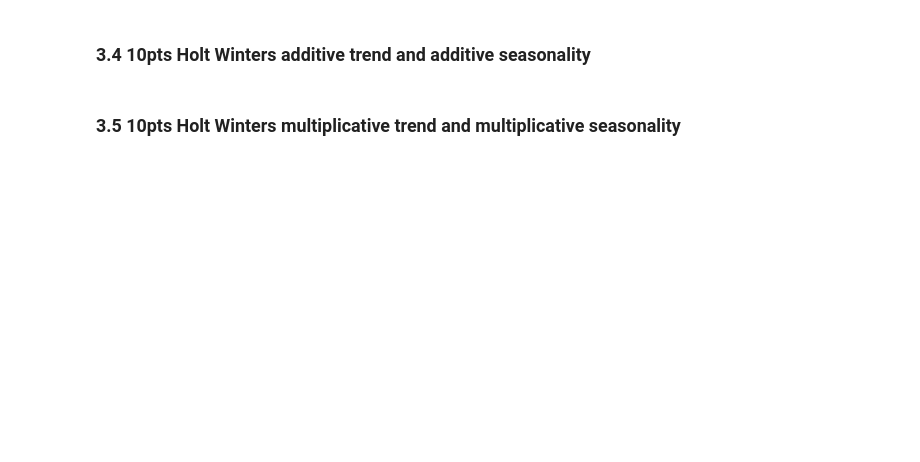
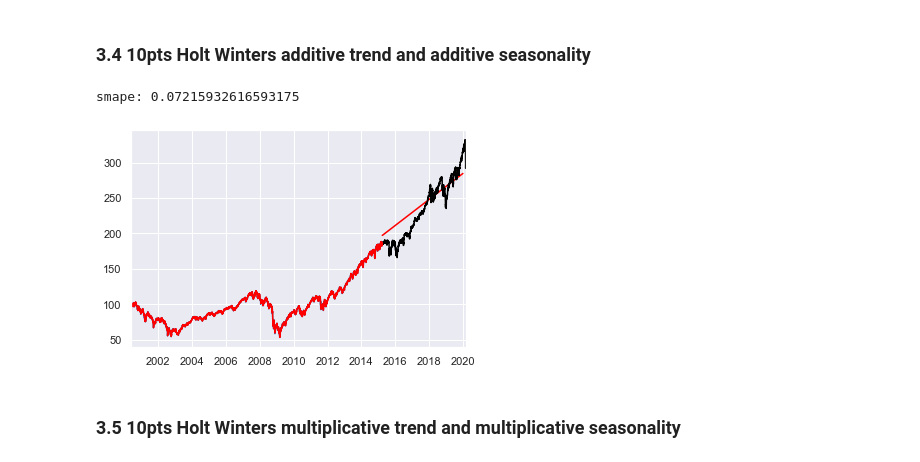
Before and after one commit to earnestsalgado/time-series-analysis_spr22, a Jupyter notebook: HW2/Week 2 Assignment Missing Data and Smoothing Models.ipynb, the cells around one changed output. Drawn from its saved outputs; the diff is of its cells as text; code cells hidden in the pictures; blank space fills up the shorter version.

```diff
--- a/HW2/Week 2 Assignment Missing Data and Smoothing Models.ipynb
+++ b/HW2/Week 2 Assignment Missing Data and Smoothing Models.ipynb
@@ -396,4 +496,25 @@ y_train, y_test = temporal_train_test_split(df_SPY)
 # %% [markdown]
 ### 3.4 10pts Holt Winters additive trend and additive seasonality
+# %%
+# Fit the model, with selected alpha value
+fit7 = ExponentialSmoothing(y_train,
+                            trend='add',
+                            seasonal_periods=12,
+                            seasonal='add'
+                           ).fit()
+# Forecast over testing period
+y_pred7 = fit7.forecast(1243)
+# Plot the values
+y_train.plot()
+y_pred7.plot(color='red')
+y_test.plot(color='black')
+fit7.fittedvalues.plot(color='red')
+# Calculate smape of test set performance
+smape = MeanAbsolutePercentageError()
+smape_result = smape(y_test, y_pred7 )
+print(f'smape: {smape_result}')
+# %% [output]
+smape: 0.07215932616593175
+[figure, added]
 # %% [markdown]
 ### 3.5 10pts Holt Winters multiplicative trend and multiplicative seasonality
```
Also changed, not shown: parts of 13 cells of this notebook.
